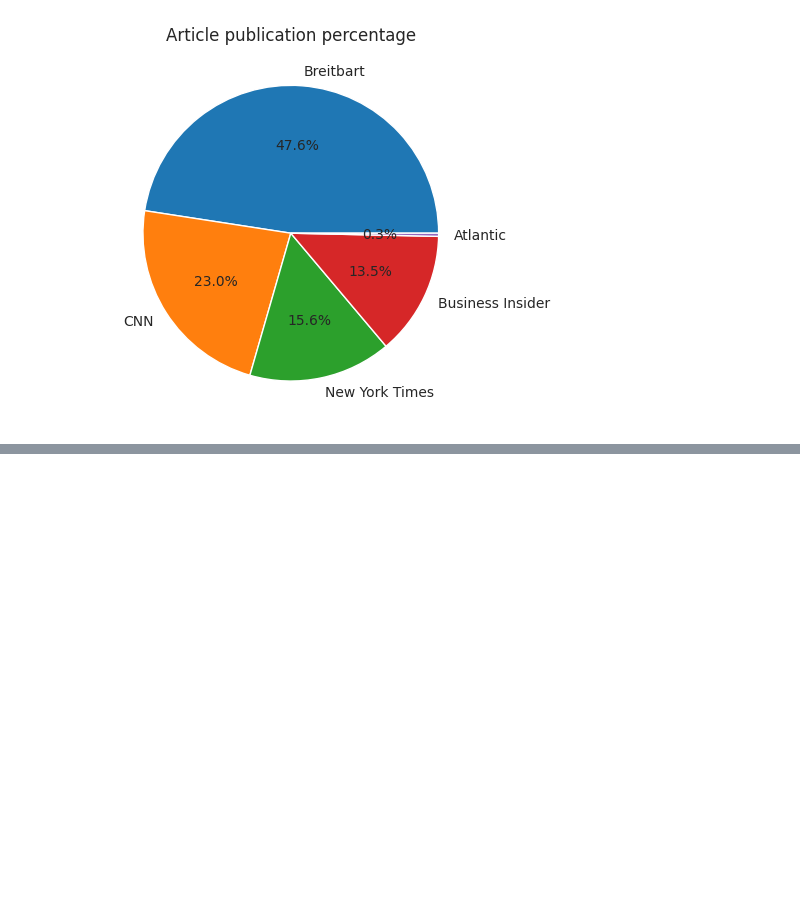
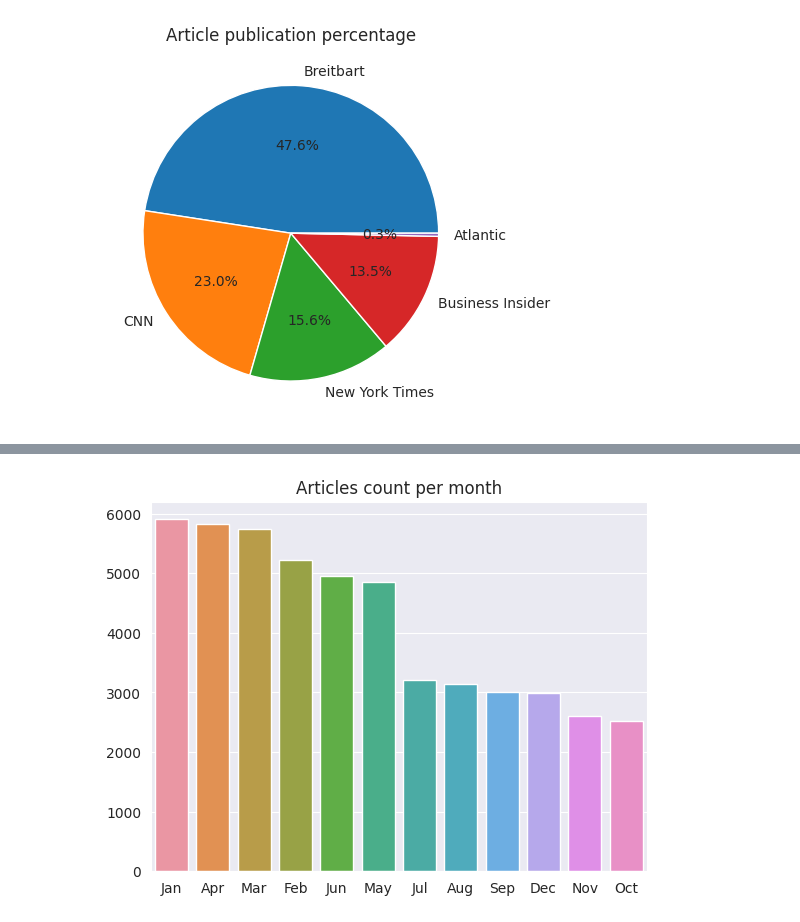
Before and after one commit to xSupernovaa/NLP-Topic-Modelling, a Jupyter notebook: EDA.ipynb, the cells around one changed output, grey strips where cells are left out. Saved outputs shown, nothing was run; the diff lists cells and outputs as text; code cells hidden in the pictures; blank space fills up the shorter version.

```diff
--- a/EDA.ipynb
+++ b/EDA.ipynb
@@ -88,0 +135,8 @@ plt.show()
+# %%
+month_value_counts = df['month'].value_counts()
+month_value_counts.index = [calendar.month_abbr[int(month)] for month in month_value_counts.index]
+sns.barplot(x= month_value_counts.index, y= month_value_counts.values)
+plt.title("Articles count per month")
+plt.show()
+# %% [output]
+[figure, added]
```
Also changed, not shown: parts of 20 cells of this notebook.
